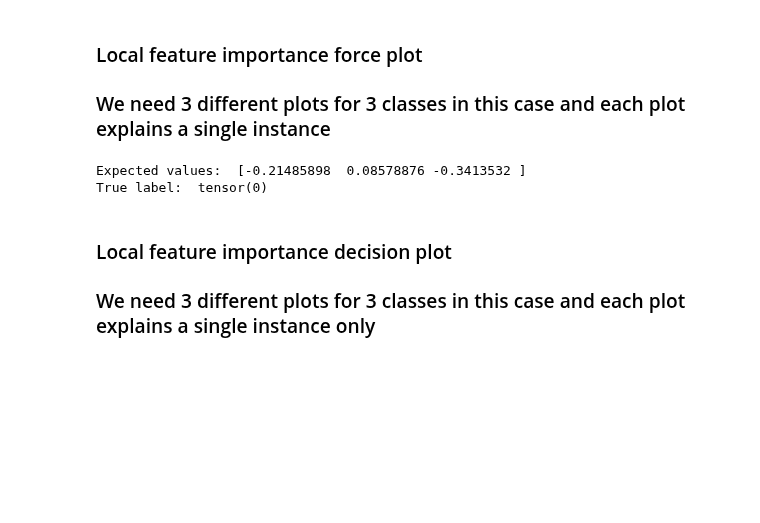
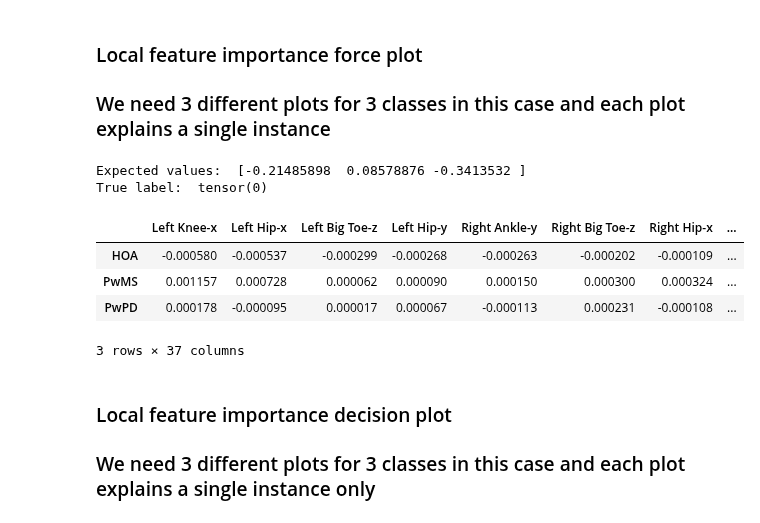
Before and after one commit to kaurrachneet6/Vision-Based-Gait-Analysis-Framework-for-Predicting-Multiple-Sclerosis, a Jupyter notebook: Discussion analysis/TaskGen_SHAP.ipynb, the cells around one changed output. Saved outputs shown, nothing was run; the diff lists cells and outputs as text; code cells hidden in the pictures; blank space fills up the shorter version.

```diff
--- a/Discussion analysis/TaskGen_SHAP.ipynb
+++ b/Discussion analysis/TaskGen_SHAP.ipynb
@@ -283,28 +283,49 @@ For PwPD
 # %%
 #Force plot local interpretations
 #Expected value is the list of length number of classes. So, we must choose which label are we trying to explain.
 #We may choose depending on the true and predicted label for the current instance we wish to explain
 print ('Expected values: ', explainer.expected_value)
+classes = [0, 1, 2]
 class_to_explain = 0 #0 for HOA, 1 for MS, and 2 for PD
-out_name = 'HOA'
+out_names_ = ['HOA', 'PwMS', 'PwPD']
 instance_to_explain = 0 #Let's explain the first test set instance
 print ('True label: ', trainer.Y_sl_test[instance_to_explain])
 
+for class_to_explain in classes:
 # plot the explanation of the first prediction
-force_ = shap.force_plot(
-    base_value=explainer.expected_value[class_to_explain],
-    shap_values=shaps_feature_wise[class_to_explain][instance_to_explain],
-    features=Xtest_feature_wise_df.iloc[instance_to_explain],
-    feature_names=Xtest_feature_wise_df.columns,
-    link="identity",
-    out_names=out_name
-)
-#This plot doesn't display but is directly saved at the specified path
-shap.save_html('../SHAPResults/' + parameter_dict["framework"] + '/' + parameter_dict["model"] + \
-          '/shap_local_force_instance' + str(instance_to_explain) + '_' + out_name + '.htm', force_)
+    force_ = shap.force_plot(
+        base_value=explainer.expected_value[class_to_explain],
+        shap_values=shaps_feature_wise[class_to_explain][instance_to_explain],
+        features=Xtest_feature_wise_df.iloc[instance_to_explain],
+        feature_names=Xtest_feature_wise_df.columns,
+        link="identity",
+        out_names=out_names_[class_to_explain]
+    )
+    #This plot doesn't display but is directly saved at the specified path
+    shap.save_html('../SHAPResults/' + parameter_dict["framework"] + '/' + parameter_dict["model"] + \
+              '/shap_local_force_instance' + str(instance_to_explain) + '_' + out_names_[class_to_explain] + '.htm', force_)
+
+#Display all features and SHAP values
+#The table below the plot is the full list of features and their
+#SHAP additive weights.
+#Display all features and SHAP values for all 3 classes
+df1=pd.DataFrame(data=shaps_feature_wise[0][instance_to_explain].reshape(1,-1), \
+                     columns=Xtest_feature_wise_df.columns, index=[0]).transpose().sort_values(by=0, ascending=True)
+df2=pd.DataFrame(data=shaps_feature_wise[1][instance_to_explain].reshape(1,-1), \
+                     columns=Xtest_feature_wise_df.columns, index=[1]).transpose().sort_values(by=1, ascending=True)
+df3=pd.DataFrame(data=shaps_feature_wise[2][instance_to_explain].reshape(1,-1), \
+                     columns=Xtest_feature_wise_df.columns, index=[2]).transpose().sort_values(by=2, ascending=True)
+df=pd.concat([df1,df2,df3], axis = 1)
+df.columns = ['HOA', 'PwMS', 'PwPD']
+display(df.transpose())
 # %% [output]
 Expected values:  [-0.21485898  0.08578876 -0.3413532 ]
 True label:  tensor(0)
+|  | Left Knee-x | Left Hip-x | Left Big Toe-z | Left Hip-y | Right Ankle-y | Right Big Toe-z | Right Hip-x | ... |
+| HOA | -0.000580 | -0.000537 | -0.000299 | -0.000268 | -0.000263 | -0.000202 | -0.000109 | ... |
+| PwMS | 0.001157 | 0.000728 | 0.000062 | 0.000090 | 0.000150 | 0.000300 | 0.000324 | ... |
+| PwPD | 0.000178 | -0.000095 | 0.000017 | 0.000067 | -0.000113 | 0.000231 | -0.000108 | ... |
+3 rows × 37 columns
 # %% [markdown]
 ### Local feature importance decision plot
 ### We need 3 different plots for 3 classes in this case and each plot explains a single instance only
```
Also changed, not shown: parts of 4 cells of this notebook.
